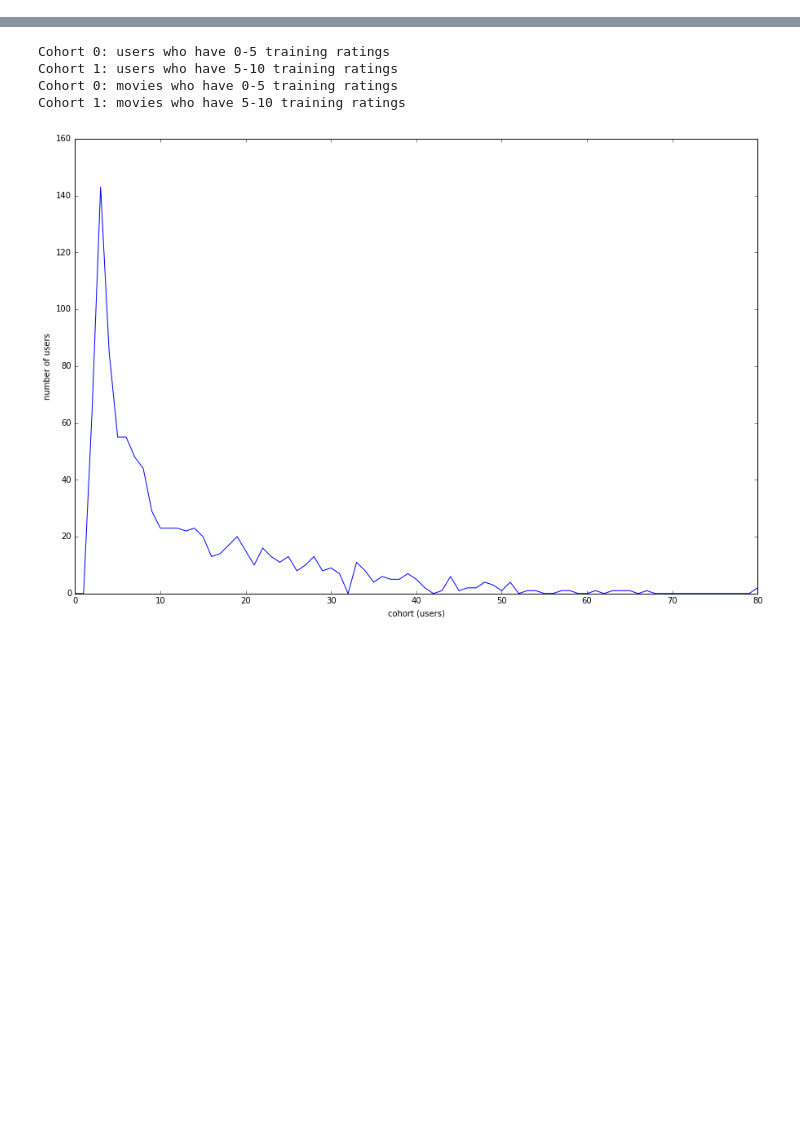
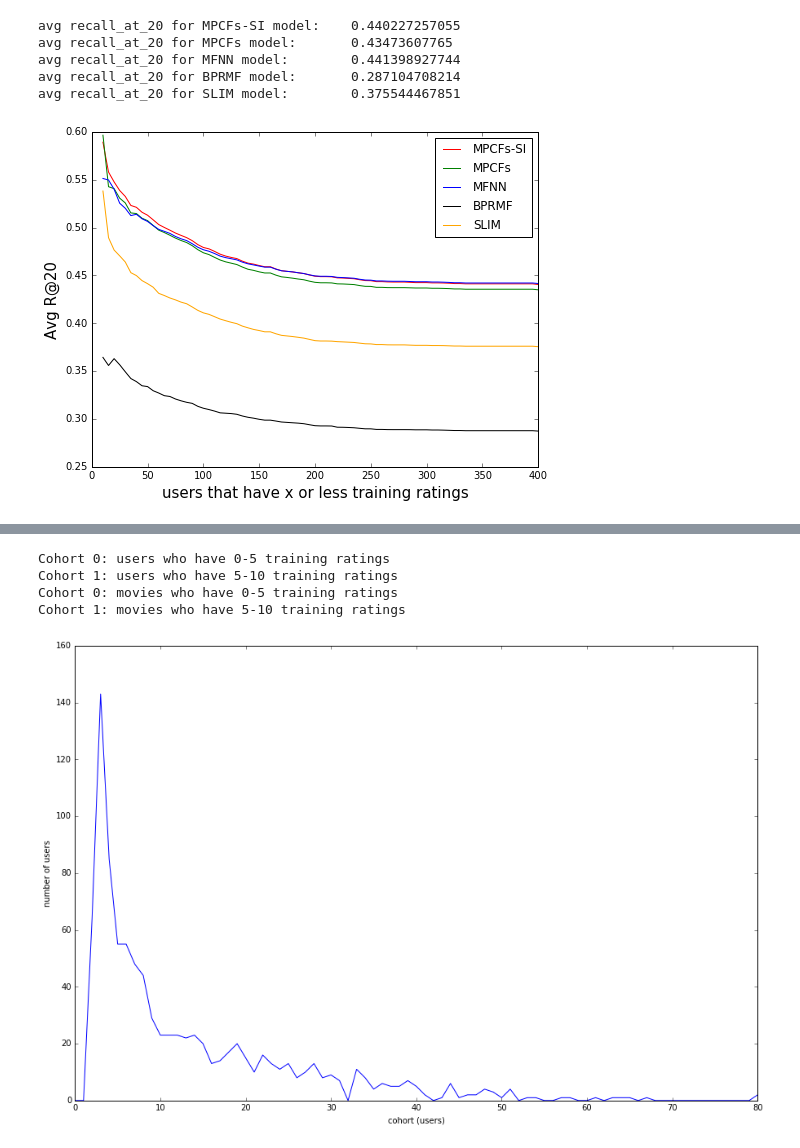
Before and after one commit to marcuniq/bsc-thesis, a Jupyter notebook: code/ipynb/figures for thesis.ipynb, the cells around one changed output, grey strips where cells are left out. Drawn from its saved outputs; the diff is of its cells as text; code cells hidden in the pictures; blank space fills up the shorter version.

```diff
--- a/code/ipynb/figures for thesis.ipynb
+++ b/code/ipynb/figures for thesis.ipynb
@@ -119,0 +169,17 @@ avg auc for MPCFs-SI model:     0.873320369661
+# %%
+step=5
+fig = plot_metric(mpcf_si_metrics, 'recall_at_20', step=step,cumulative=True,
+                  mlabel='MPCFs-SI',
+                  xlabel='users that have x or less training ratings',
+                  ylabel='Avg R@20')
+fig = plot_metric(mpcf_metrics, 'recall_at_20', step=step,cumulative=True, mlabel='MPCFs', fig=fig, color='g')
+fig = plot_metric(mfnn_metrics, 'recall_at_20', step=step,cumulative=True, mlabel='MFNN', fig=fig, color='b')
+fig = plot_metric(bprmf_metrics, 'recall_at_20', step=step,cumulative=True, mlabel='BPRMF', fig=fig, color='black')
+fig = plot_metric(slim_metrics, 'recall_at_20', step=step,cumulative=True, mlabel='SLIM', fig=fig, color='orange')
+# %% [output]
+avg recall_at_20 for MPCFs-SI model:    0.440227257055
+avg recall_at_20 for MPCFs model:       0.43473607765
+avg recall_at_20 for MFNN model:        0.441398927744
+avg recall_at_20 for BPRMF model:       0.287104708214
+avg recall_at_20 for SLIM model:        0.375544467851
+[figure, added]
```
Also changed, not shown: parts of 22 cells of this notebook, 3 other files.
